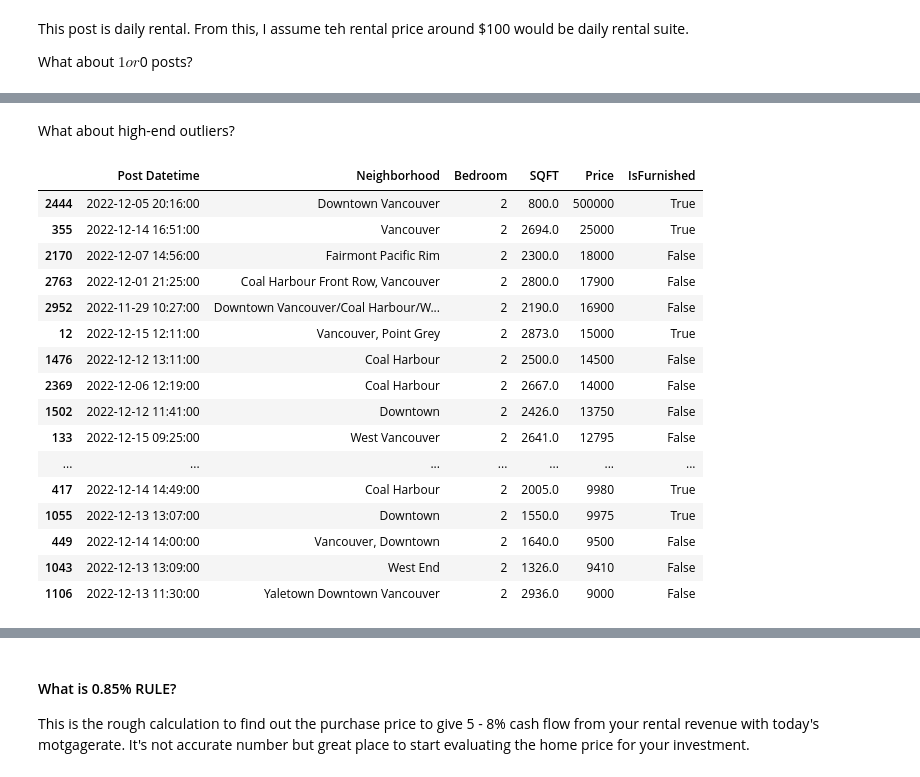
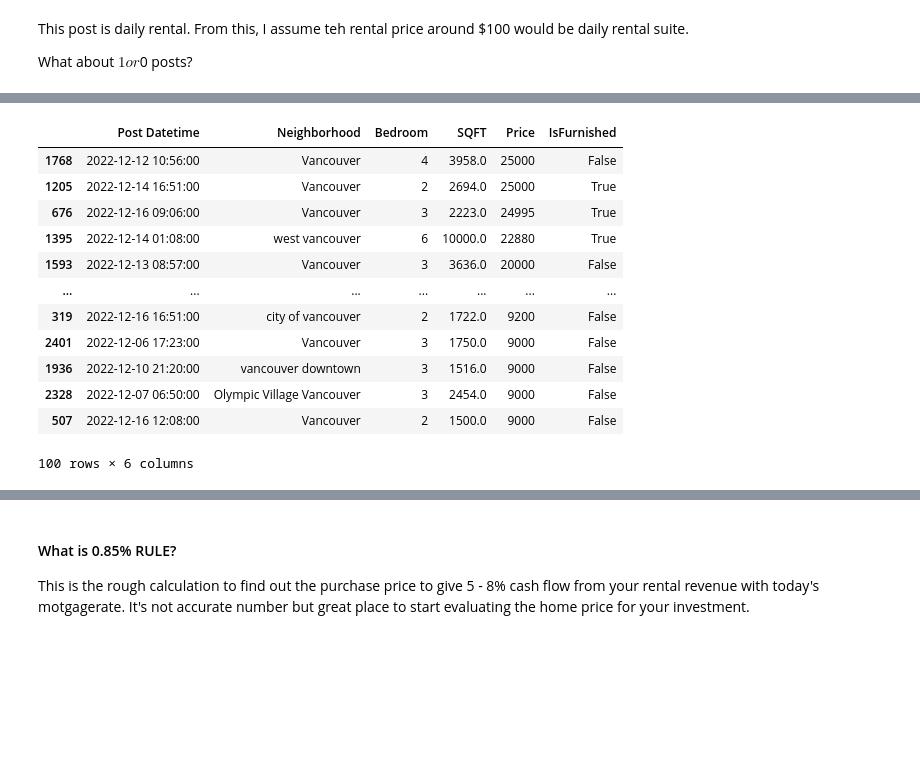
Before and after one commit to masaichig0/Data-Analysis-Project-1, a Jupyter notebook: rental_market_analysis_project.ipynb, the cells around one changed output, grey strips where cells are left out. Drawn from its saved outputs; the diff is of its cells as text; code cells hidden in the pictures; blank space fills up the shorter version.

```diff
--- a/rental_market_analysis_project.ipynb
+++ b/rental_market_analysis_project.ipynb
@@ -373,0 +379,3 @@ len(df)
+# %%
+#I found outlier so I drop it to start.
+df.drop(df[df["Price"] == 500000].index, axis=0, inplace=True)
@@ -449,27 +456,19 @@ day_rental
-# %% [markdown]
-What about high-end outliers?
 # %%
-# 100 higest price, then 2 bedroom suite
+# top 100 higest price
 top_100_price = df[['Post Datetime', 'Neighborhood', 'Bedroom', 'SQFT', 'Price', 'IsFurnished']].sort_values(
                 by="Price", ascending=False).head(100)
-highest_two_bed = top_100_price[top_100_price['Bedroom'] == 2]
-highest_two_bed_idx = highest_two_bed.index
-highest_two_bed
+top_100_price
 # %% [output]
 |  | Post Datetime | Neighborhood | Bedroom | SQFT | Price | IsFurnished |
-| 2444 | 2022-12-05 20:16:00 | Downtown Vancouver | 2 | 800.0 | 500000 | True |
-| 355 | 2022-12-14 16:51:00 | Vancouver | 2 | 2694.0 | 25000 | True |
-| 2170 | 2022-12-07 14:56:00 | Fairmont Pacific Rim | 2 | 2300.0 | 18000 | False |
-| 2763 | 2022-12-01 21:25:00 | Coal Harbour Front Row, Vancouver | 2 | 2800.0 | 17900 | False |
-| 2952 | 2022-11-29 10:27:00 | Downtown Vancouver/Coal Harbour/W... | 2 | 2190.0 | 16900 | False |
-| 12 | 2022-12-15 12:11:00 | Vancouver, Point Grey | 2 | 2873.0 | 15000 | True |
-| 1476 | 2022-12-12 13:11:00 | Coal Harbour | 2 | 2500.0 | 14500 | False |
-| 2369 | 2022-12-06 12:19:00 | Coal Harbour | 2 | 2667.0 | 14000 | False |
-| 1502 | 2022-12-12 11:41:00 | Downtown | 2 | 2426.0 | 13750 | False |
-| 133 | 2022-12-15 09:25:00 | West Vancouver | 2 | 2641.0 | 12795 | False |
+| 1768 | 2022-12-12 10:56:00 | Vancouver | 4 | 3958.0 | 25000 | False |
+| 1205 | 2022-12-14 16:51:00 | Vancouver | 2 | 2694.0 | 25000 | True |
+| 676 | 2022-12-16 09:06:00 | Vancouver | 3 | 2223.0 | 24995 | True |
+| 1395 | 2022-12-14 01:08:00 | west vancouver | 6 | 10000.0 | 22880 | True |
+| 1593 | 2022-12-13 08:57:00 | Vancouver | 3 | 3636.0 | 20000 | False |
 | ... | ... | ... | ... | ... | ... | ... |
-| 417 | 2022-12-14 14:49:00 | Coal Harbour | 2 | 2005.0 | 9980 | True |
-| 1055 | 2022-12-13 13:07:00 | Downtown | 2 | 1550.0 | 9975 | True |
-| 449 | 2022-12-14 14:00:00 | Vancouver, Downtown | 2 | 1640.0 | 9500 | False |
-| 1043 | 2022-12-13 13:09:00 | West End | 2 | 1326.0 | 9410 | False |
-| 1106 | 2022-12-13 11:30:00 | Yaletown Downtown Vancouver | 2 | 2936.0 | 9000 | False |
+| 319 | 2022-12-16 16:51:00 | city of vancouver | 2 | 1722.0 | 9200 | False |
+| 2401 | 2022-12-06 17:23:00 | Vancouver | 3 | 1750.0 | 9000 | False |
+| 1936 | 2022-12-10 21:20:00 | vancouver downtown | 3 | 1516.0 | 9000 | False |
+| 2328 | 2022-12-07 06:50:00 | Olympic Village Vancouver | 3 | 2454.0 | 9000 | False |
+| 507 | 2022-12-16 12:08:00 | Vancouver | 2 | 1500.0 | 9000 | False |
+100 rows × 6 columns
```
Also changed, not shown: parts of 40 cells of this notebook, 2 other files.
